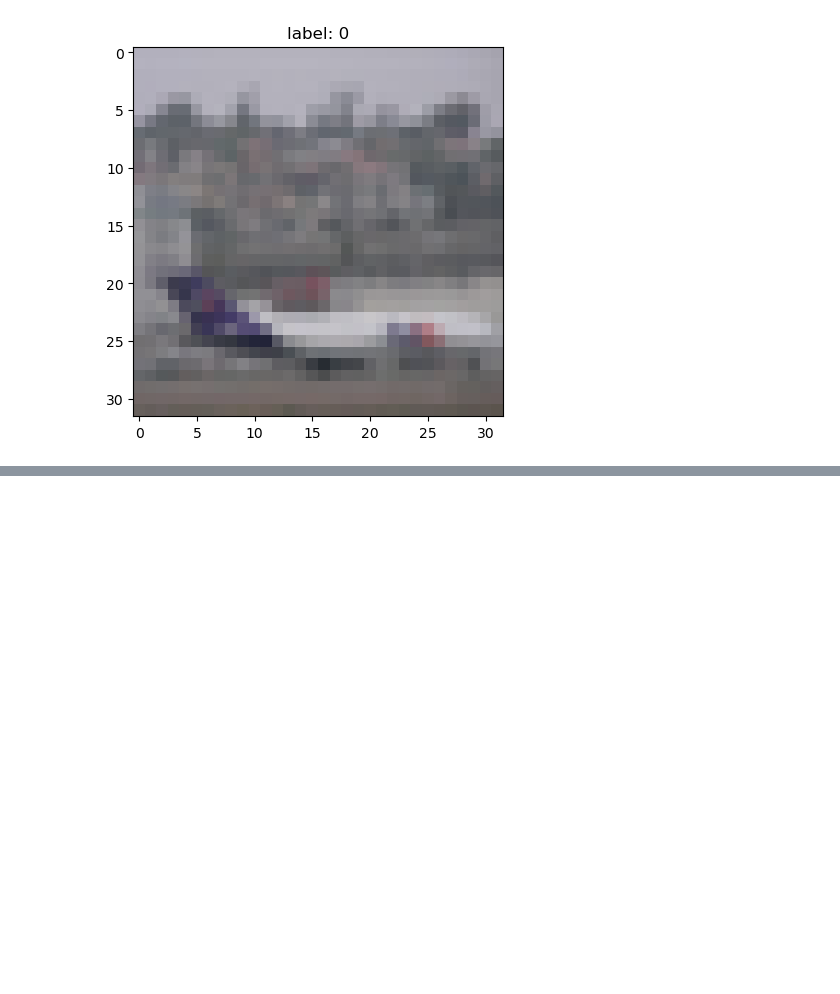
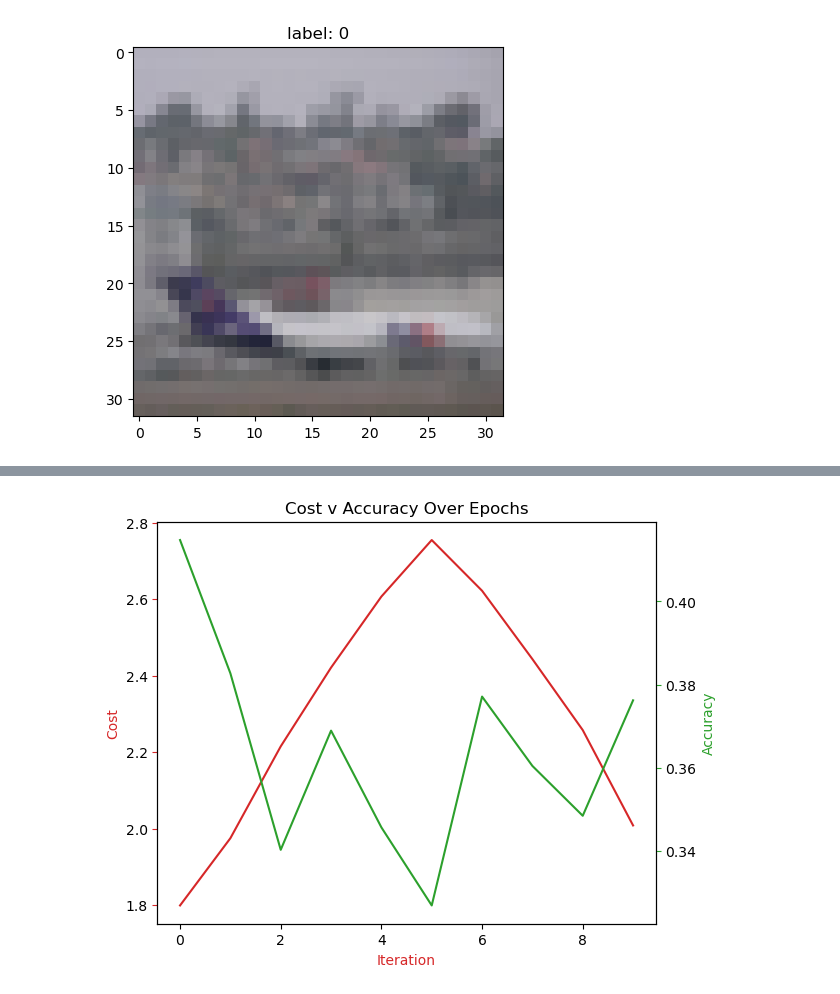
Before and after one commit to avidave/animals-and-vehicles-classifier, a Jupyter notebook: cifar10_multi_classifier_1.ipynb, the cells around one changed output, grey strips where cells are left out. Saved outputs shown, nothing was run; the diff lists cells and outputs as text; code cells hidden in the pictures; blank space fills up the shorter version.

```diff
--- a/cifar10_multi_classifier_1.ipynb
+++ b/cifar10_multi_classifier_1.ipynb
@@ -203,0 +152,14 @@ optimizer = torch.optim.SGD(model.parameters(), lr=lr, momentum=momentum)
+# %%
+means = [0.485, 0.456, 0.406]
+stds = [0.229, 0.224, 0.225]
+
+convert_tensor = transforms.Compose([transforms.ToTensor(),
+                                     transforms.Normalize(mean=means,std=stds)#,
+                                     #transforms.RandomAffine(degrees=(30, 70), translate=(0.1, 0.3))
+                       ])
+# %%
+tr_img = torch.tensor(train_set.map(lambda e : {'img' : convert_tensor(e['img']), 'label' : e['label']})['img'])
+tr_lbl = torch.tensor(train_set['label']).reshape(-1, 1)
+# %%
+val_img = torch.tensor(validation_set.map(lambda e : {'img' : convert_tensor(e['img']), 'label' : e['label']})['img'])
+val_lbl = torch.tensor(validation_set['label']).reshape(-1, 1)
@@ -203,0 +174,3 @@ optimizer = torch.optim.SGD(model.parameters(), lr=lr, momentum=momentum)
+# %%
+train_loader = DataLoader(dataset = list(zip(tr_img, tr_lbl)), batch_size=batch_size, shuffle=True)
+val_loader = DataLoader(dataset= list(zip(val_img, val_lbl)), batch_size=1)
@@ -222,0 +287,4 @@ range(0, 50000)
+# %%
+plot_cost_accuracy(loss_list, acc_list)
+# %% [output]
+[figure, added]
```
Also changed, not shown: parts of 22 cells of this notebook.
